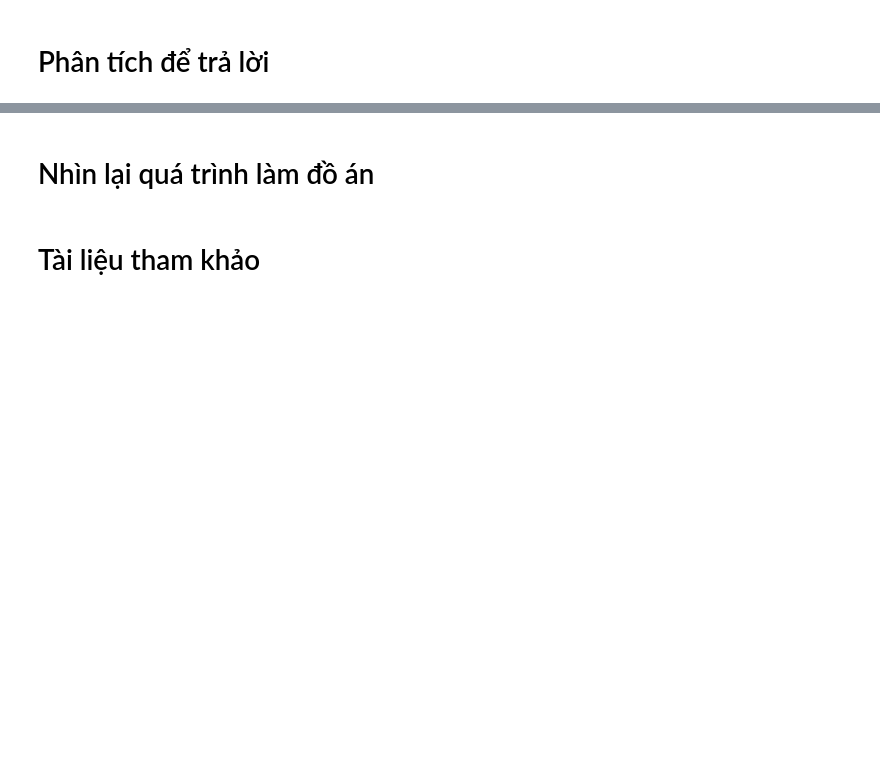
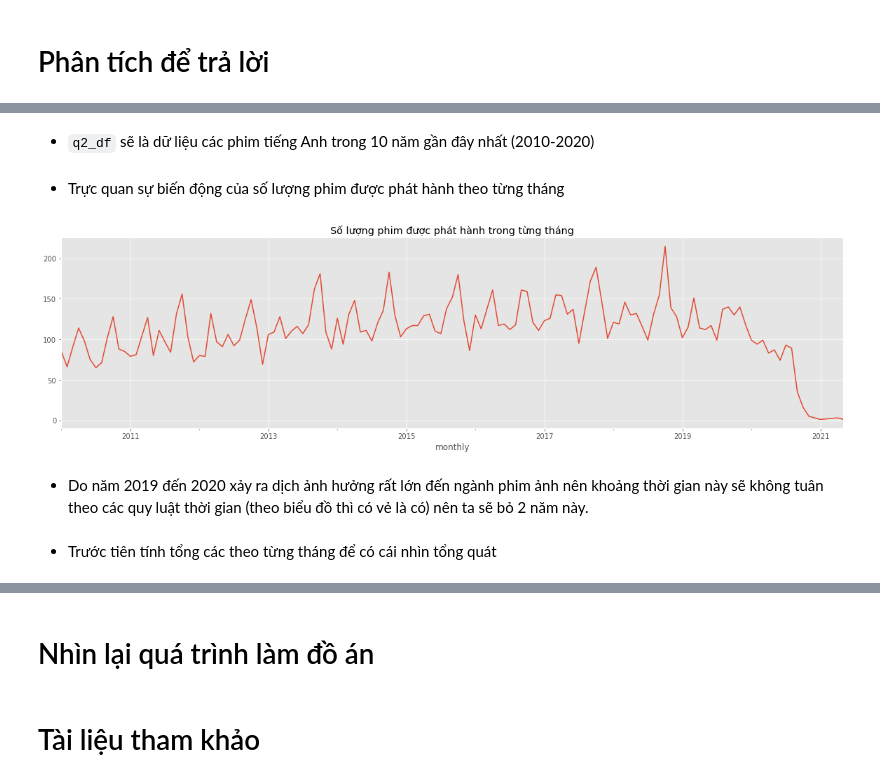
Before and after one commit to namhoai167/P4DS_Project, a Jupyter notebook: Final_Project.ipynb, the cells around one changed output, grey strips where cells are left out. Saved outputs shown, nothing was run; the diff lists cells and outputs as text; code cells hidden in the pictures; blank space fills up the shorter version.

```diff
--- a/Final_Project.ipynb
+++ b/Final_Project.ipynb
@@ -538,0 +646,22 @@ Dựa vào đó để xem được nhiều phim hay từ đạo diễn này hơn
+# %% [markdown]
+- `q2_df` sẽ là dữ liệu các phim tiếng Anh trong 10 năm gần đây nhất (2010-2020)
+# %%
+q2_df = Eng_df.copy()
+q2_df = q2_df[q2_df.date_published.dt.year>=2010]
+
+# Thêm cột month
+q2_df['month'] = q2_df.date_published.dt.month
+
+# Thêm cột monthly chứa thông tin gồm tháng và năm
+q2_df['monthly'] = q2_df.date_published.dt.to_period('M')
+# %% [markdown]
+- Trực quan sự biến động của số lượng phim được phát hành theo từng tháng
+# %%
+plt.figure(figsize=(20, 5))
+q2_df.groupby('monthly').size().plot.line()
+plt.title('Số lượng phim được phát hành trong từng tháng')
+plt.show()
+# %% [output]
+[figure, added]
+# %% [markdown]
+- Do năm 2019 đến 2020 xảy ra dịch ảnh hưởng rất lớn đến ngành phim ảnh nên khoảng thời gian này sẽ không tuân theo các quy luật thời gian (theo biểu đồ thì có vẻ là có) nên ta sẽ bỏ 2 năm này.
@@ -538,0 +670,2 @@ Dựa vào đó để xem được nhiều phim hay từ đạo diễn này hơn
+# %% [markdown]
+- Trước tiên tính tổng các theo từng tháng để có cái nhìn tổng quát
```
Also changed, not shown: parts of 49 cells of this notebook.
